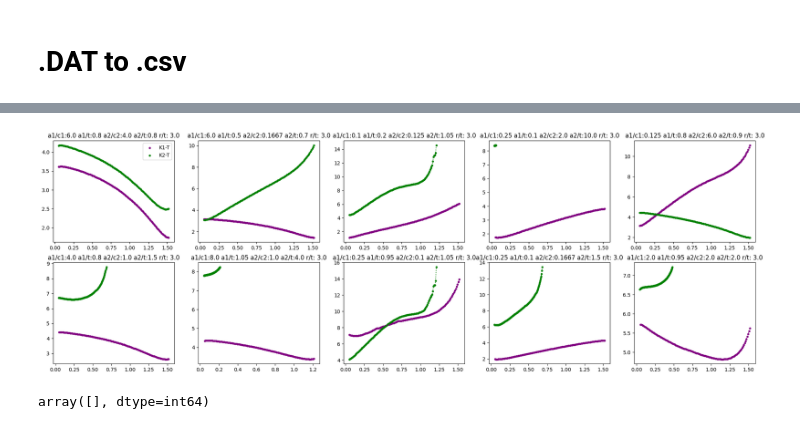
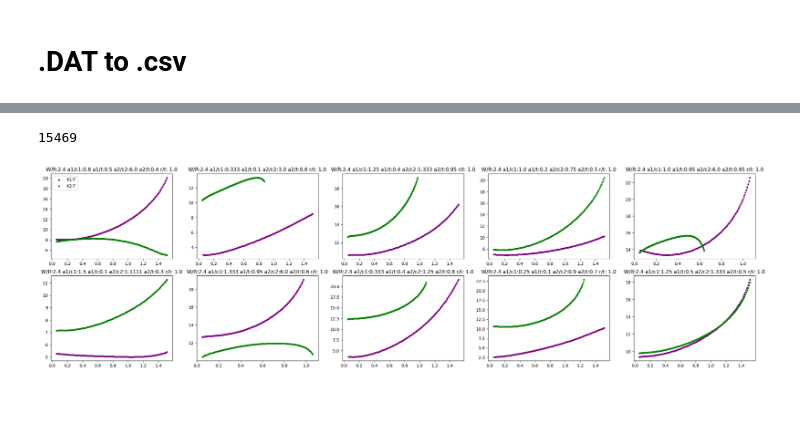
Before and after one commit to tgautam03/SIFBench, a Jupyter notebook: nb/TWIN_SC.ipynb, the cells around one changed output, grey strips where cells are left out. Cells and saved outputs as stored; diff of their text form; code cells hidden in the pictures; blank space fills up the shorter version.

```diff
--- a/nb/TWIN_SC.ipynb
+++ b/nb/TWIN_SC.ipynb
@@ -117,12 +117,8 @@ for folder in folders:
         tasks.append((input_file_path, output_file_path))
 
 
-# for i in tqdm(range(len(tasks))):
-#     process_file(tasks[i])
+for i in tqdm(range(len(tasks))):
+    process_file(tasks[i])
 
-with ThreadPoolExecutor() as executor:
-    list(tqdm(executor.map(process_file, tasks), total=len(tasks), desc="Processing Files"))
+# with ThreadPoolExecutor() as executor:
+#     list(tqdm(executor.map(process_file, tasks), total=len(tasks), desc="Processing Files"))
-# %%
-df = pd.read_csv("../files/data/TWIN/BH/CASE24-TWIN-Rt-3dot0.csv")
-df = drop_rows_with_nan(df)
-df
@@ -275,45 +264,43 @@ for unq_index in tqdm(unique_index):
 # %%
-# np.random.seed(0)
-fig, axs = plt.subplots(2, 5, figsize=(25,8))
+np.random.seed(0)
+fig, axs = plt.subplots(2, 5, figsize=(30,8))
+unique_index = np.unique(d_final[:,0])
+print(len(unique_index))
 for i in range(2):
     for j in range(5):
         idx = np.random.randint(0, len(unique_index))
-        idx = unique_index[idx]
         data = d_final[idx*128:idx*128+128]
-        a1_c1 = np.unique(data[:,1])
-        a1_t = np.unique(data[:,2])
-        a2_c2 = np.unique(data[:,3])
-        a2_t = np.unique(data[:,4])
-        r_t = np.unique(data[:,5])
+        W_R = np.unique(data[:,1])
+        a1_c1 = np.unique(data[:,2])
+        a1_t = np.unique(data[:,3])
+        a2_c2 = np.unique(data[:,4])
+        a2_t = np.unique(data[:,5])
+        r_t = np.unique(data[:,6])
 
+        assert len(W_R) == 1, W_R
         assert len(a1_c1) == 1
         assert len(a1_t) == 1
         assert len(a2_c2) == 1
         assert len(a2_t) == 1
         assert len(r_t) == 1
 
-        axs[i,j].scatter(data[:,6], data[:,8], label="K1-T", color='purple', s=10)
-        axs[i,j].plot(data[:,6], data[:,8], color='purple', linestyle=":")
+        axs[i,j].scatter(data[:,8], data[:,10], label="K1-T", color='purple', s=10)
+        axs[i,j].plot(data[:,8], data[:,10], color='purple', linestyle=":")
 
-        axs[i,j].scatter(data[:,7], data[:,9], label="K2-T", color='green', s=10)
-        axs[i,j].plot(data[:,7], data[:,9], color='green', linestyle=":")
+        axs[i,j].scatter(data[:,9], data[:,11], label="K2-T", color='green', s=10)
+        axs[i,j].plot(data[:,9], data[:,11], color='green', linestyle=":")
 
-        axs[i,j].set_title("a1/c1:{} a1/t:{} a2/c2:{} a2/t:{} r/t: {}".format(a1_c1[0],
+        axs[i,j].set_title("W/R:{} a1/c1:{} a1/t:{} a2/c2:{} a2/t:{} r/t: {}".format(W_R[0],
+                                                                              a1_c1[0],
                                                                               a1_t[0],
                                                                               a2_c2[0],
                                                                               a2_t[0],
                                                                               r_t[0]))
 
         if i == 0 and j == 0:
             axs[i,j].legend()
 
 plt.show()
 # %% [output]
+15469
-[figure, old version]
+[figure, new version]
-# %%
-nan_mask = np.isnan(d_final)
-row_has_nan = np.any(nan_mask, axis=1)
-row_indices_with_nan = np.where(row_has_nan)[0]
-row_indices_with_nan
-# %% [output]
-array([], dtype=int64)
```
Also changed, not shown: parts of 9 cells of this notebook.
